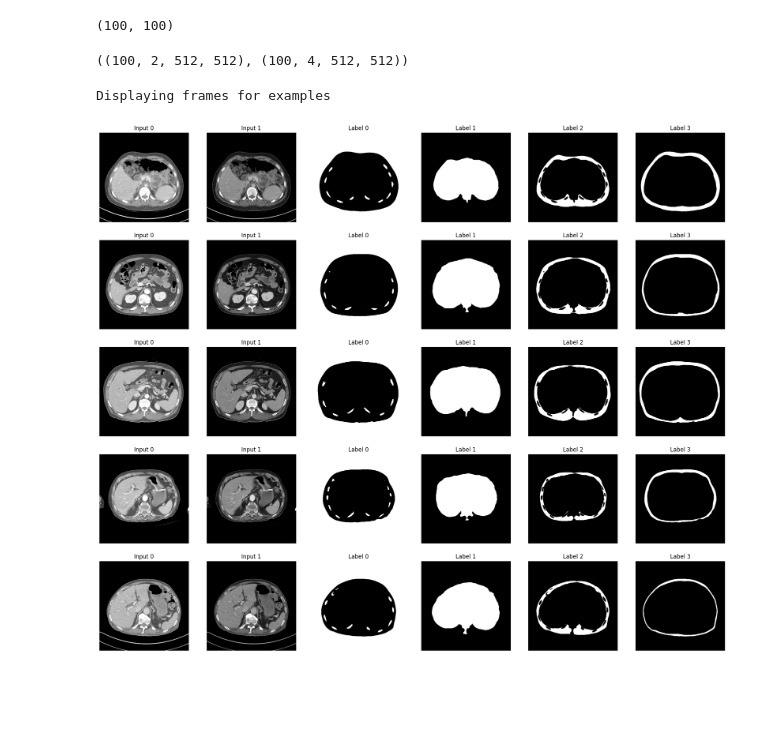
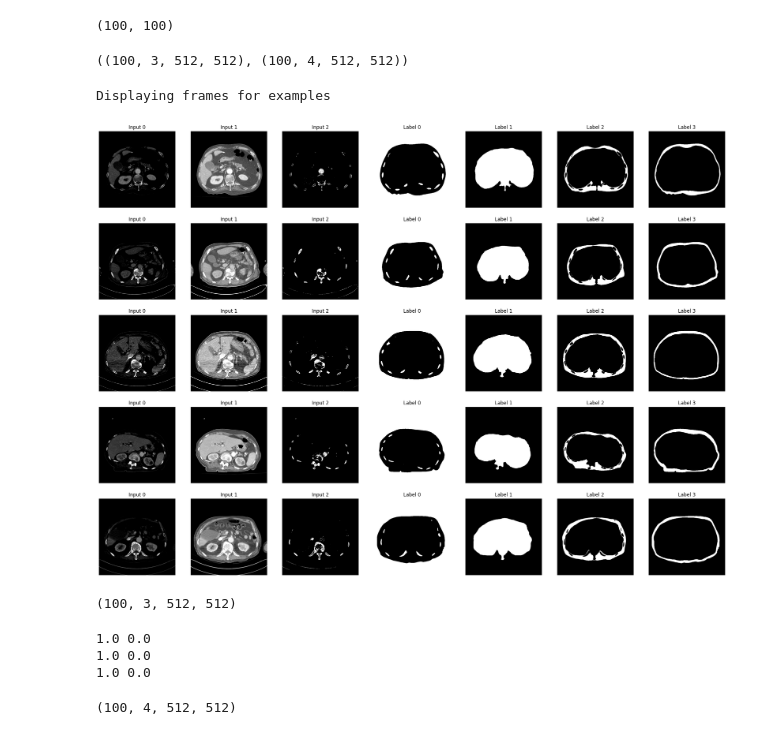
Before and after one commit to leadbreak/vit_morphology, a Jupyter notebook: samples/dataset1.ipynb, the cells around one changed output. Cells and saved outputs as stored; diff of their text form; code cells hidden in the pictures; blank space fills up the shorter version.

```diff
--- a/samples/dataset1.ipynb
+++ b/samples/dataset1.ipynb
@@ -55,59 +55,74 @@ def read_dicom(path, window_width, window_level):
 # print(inputs.shape, outputs.shape)
 
 # add input layer
-# input1 = np.stack([pydicom.dcmread(x).pixel_array for x in inputList])
-input2 = np.stack([read_dicom(path=x, window_width=512, window_level=0) for x in inputList])
-input3 = np.stack([read_dicom(path=x, window_width=512, window_level=100) for x in inputList])
+input1 = np.stack([read_dicom(path=x, window_width=500, window_level=255) for x in inputList])
+input2 = np.stack([read_dicom(path=x, window_width=500, window_level=5) for x in inputList])
+input3 = np.stack([read_dicom(path=x, window_width=5, window_level=255) for x in inputList])
 # inputs = np.stack([input1, input2, input3], axis=1)
-inputs = np.stack([input2, input3], axis=1)
+inputs = np.stack([input1, input2, input3], axis=1)
 
 # add output layer
 output0 = np.stack([np.array(Image.open(y)) for y in outputList])
 
-output1 = np.where(output0==0, 1, 0)
-output2 = np.where(output0==1, 2, 0)
-output3 = np.where(output0==2, 6, 0)
-output4 = np.where(output0==3, 8, 0)
+output1 = np.where(output0==0, 4, 0)
+output2 = np.where(output0==1, 3, 0)
+output3 = np.where(output0==2, 2, 0)
+output4 = np.where(output0==3, 1, 0)
 
 outputs = np.stack([output1, output2, output3, output4], axis=1)
 
 
 inputs.shape, outputs.shape
 # %% [output]
-((100, 2, 512, 512), (100, 4, 512, 512))
+((100, 3, 512, 512), (100, 4, 512, 512))
 # %%
 # Data Visualization
 # Construct a figure on which we will visualize the images.
 datalen = 5
-datasize = 6
+datasize = 7
 fig, axes = plt.subplots(datalen, datasize, figsize=(datasize*4, datalen*4))
 
 # Plot each of the sequential images for one random data example.
 data_choices = np.random.choice(range(len(inputs)), size=5)
 num = 0
 for idx, ax in enumerate(axes.flat):
-    if (idx > 0) & (idx % 6 == 0) :
+    if (idx > 0) & (idx % 7 == 0) :
         num += 1
     data_choice = data_choices[num]
 
-    if idx % 6 < 2 :
-        ax.imshow(np.squeeze(inputs[data_choice][idx-num*6]), cmap="gray")
+    if idx % 7 < 3 :
+        ax.imshow(np.squeeze(inputs[data_choice][idx-num*7]), cmap="gray")
     else :
-        ax.imshow(np.squeeze(outputs[data_choice][idx-num*6-2]), cmap="gray")
+        ax.imshow(np.squeeze(outputs[data_choice][idx-num*7-3]), cmap="gray")
 
-    if idx % 6 < 2 :
-        title = f"Input {idx%6}"
+    if idx % 7 < 3 :
+        title = f"Input {idx%7}"
     else :
-        title = f"Label {idx%6-2}"
+        title = f"Label {idx%7-3}"
     ax.set_title(title)
     ax.axis("off")
 
 # Print information and display the figure.
 print(f"\nDisplaying frames for examples")
 plt.show()
 # %% [output]
 Displaying frames for examples
-[figure, old version]
+[figure, new version]
 # %%
 np.save('./inputs.npy', inputs)
 np.save('./outputs.npy', outputs)
+# %%
+inputs.shape
+# %% [output]
+(100, 3, 512, 512)
+# %%
+for i in range(3) :
+    print(np.max(inputs[:, i]), np.min(inputs[:, i]))
+# %% [output]
+1.0 0.0
+1.0 0.0
+1.0 0.0
+# %%
+outputs.shape
+# %% [output]
+(100, 4, 512, 512)
```
Also changed, not shown: 3 other files.
